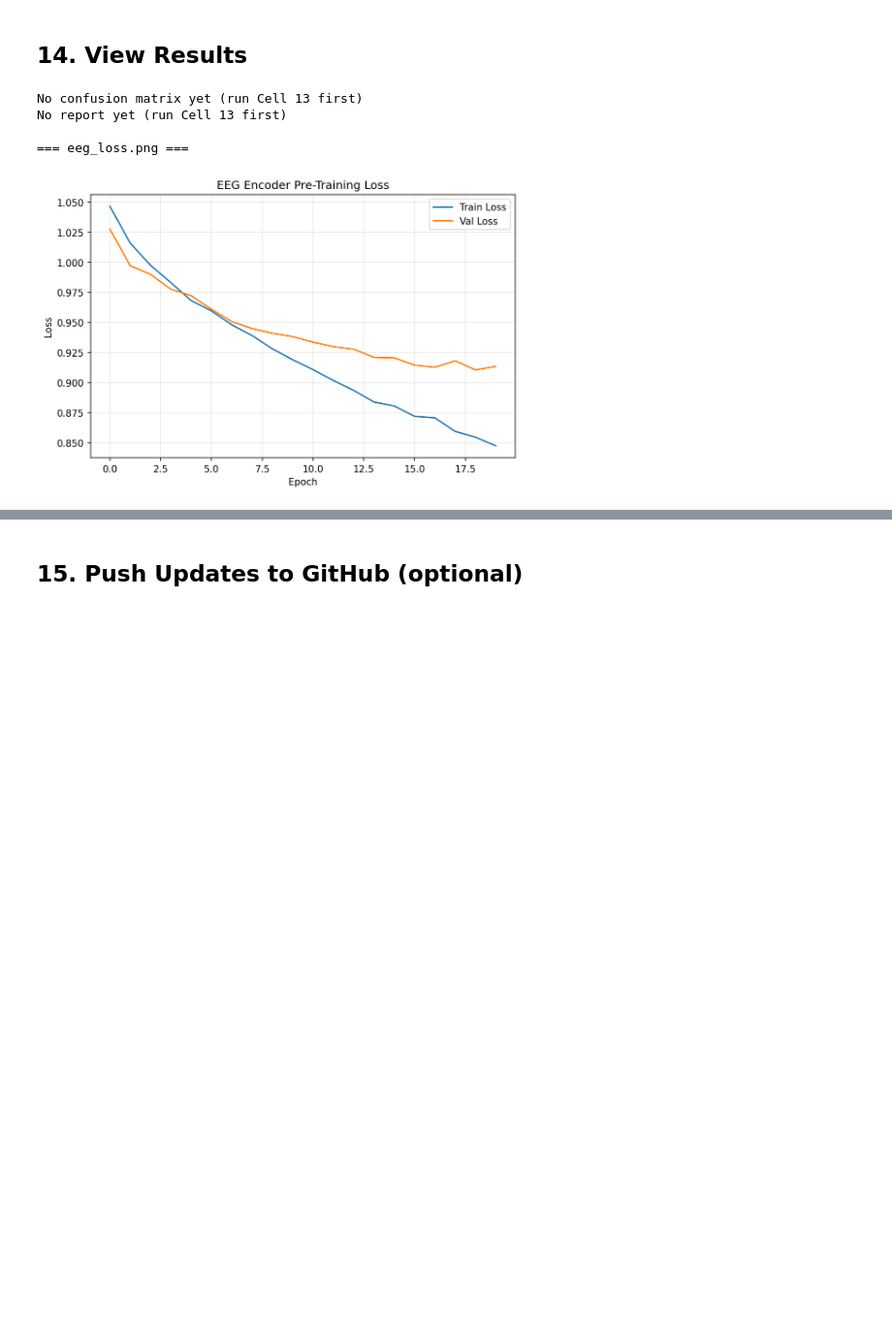
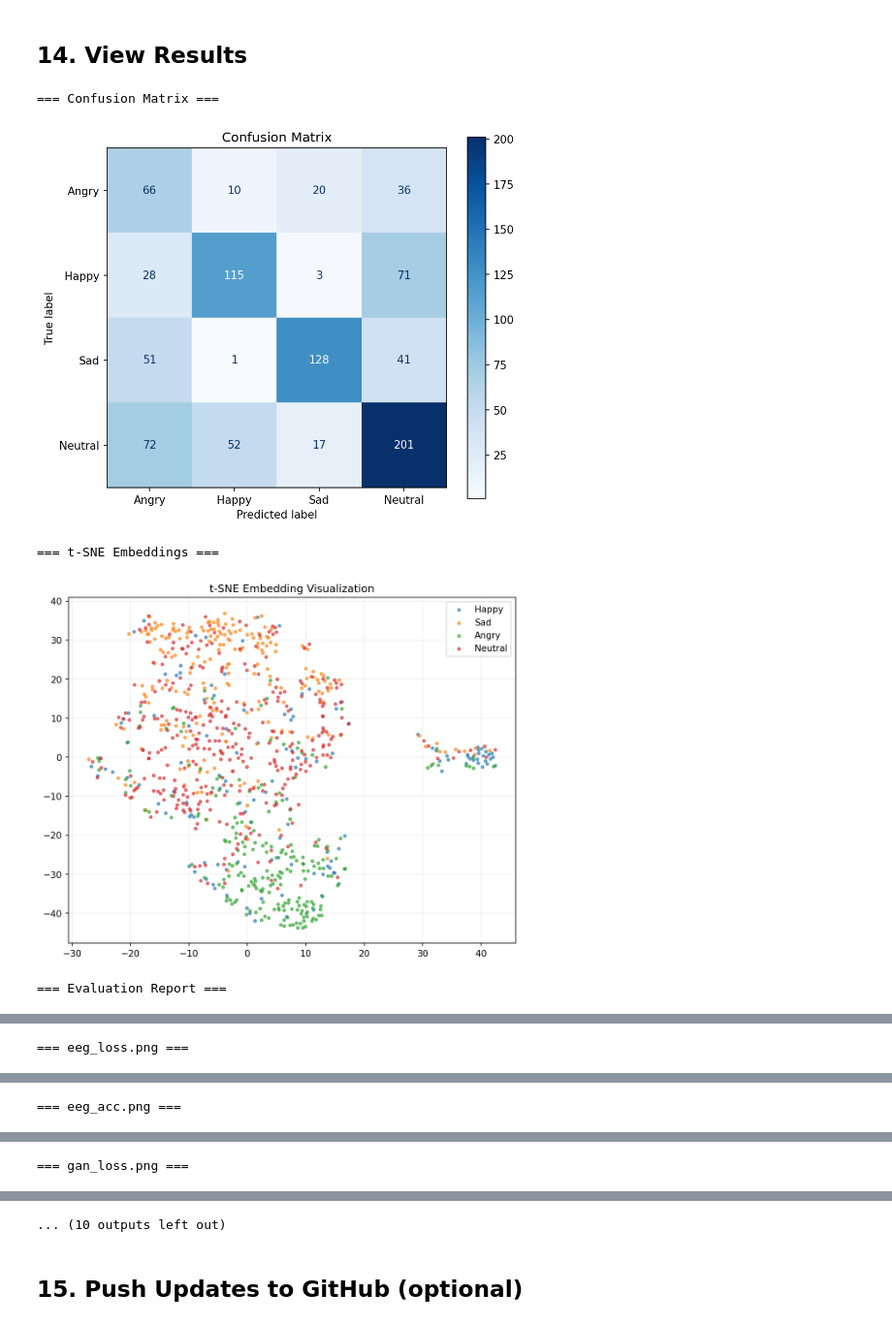
Before and after one commit to RAVINDRA8008/MAJORDRAFT, a Jupyter notebook: notebooks/00_setup_and_run.ipynb, the cells around one changed output, grey strips where cells are left out. Shown at 97% size. Saved outputs shown, nothing was run; the diff lists cells and outputs as text; code cells hidden in the pictures; blank space fills up the shorter version.

```diff
--- a/notebooks/00_setup_and_run.ipynb
+++ b/notebooks/00_setup_and_run.ipynb
@@ -569,3 +795,41 @@ BLOCKED: Need to train first: GAN (Cell 9), Speech encoder (Cell 10)
+# %%
+# ── Self-contained: v3 Evaluation ──
+import os
+from pathlib import Path
+
+os.chdir('/content/amers')
+CKPT = Path('/content/drive/MyDrive/AMERS/outputs/checkpoints')
+OUT = Path('/content/drive/MyDrive/AMERS/outputs')
+
+print('v3-F: Evaluating v3 pipeline (transformer fusion + DANN encoders)...\n')
+
+# Check what's available
+v3_dir = CKPT / 'v3'
+if v3_dir.exists():
+    ckpts = list(v3_dir.glob('*.pt'))
+    print(f'v3 checkpoints found: {len(ckpts)}')
+    for c in sorted(ckpts):
+        sz = c.stat().st_size / 1024
+        print(f'  {c.name}: {sz:.0f} KB')
+    print()
+
+!python scripts/v3_evaluate.py --config config/default.yaml
+
+# Display results
+from IPython.display import Image, display, Markdown
+
+for name in ['v3_confusion_matrix.png', 'v3_tsne_embeddings.png',
+             'v3_transformer_fusion_loss.png', 'v3_transformer_fusion_acc.png',
+             'v3_rl_aug_ratios.png']:
+    p = OUT / name
+    if p.exists():
+        print(f'\n=== {name} ===')
+        display(Image(str(p), width=500))
+
+rpt = OUT / 'report.md'
+if rpt.exists():
+    print('\n=== Evaluation Report ===')
+    display(Markdown(rpt.read_text()))
 # %% [markdown]
 ## 13. Evaluate Model
 # %%
@@ -614,37 +894,39 @@ from IPython.display import Image, display, Markdown
 OUT = Path('/content/drive/MyDrive/AMERS/outputs')
 
 # Confusion matrix
 cm = OUT / 'confusion_matrix.png'
 if cm.exists():
     print('=== Confusion Matrix ===')
     display(Image(str(cm), width=500))
 else:
     print('No confusion matrix yet (run Cell 13 first)')
 
 # t-SNE
 tsne = OUT / 'tsne_embeddings.png'
 if tsne.exists():
     print('\n=== t-SNE Embeddings ===')
     display(Image(str(tsne), width=500))
 
 # Report
 report = OUT / 'report.md'
 if report.exists():
     print('\n=== Evaluation Report ===')
     display(Markdown(report.read_text()))
 else:
     print('No report yet (run Cell 13 first)')
 
 # Loss/accuracy plots
-for name in ['eeg_loss.png', 'gan_loss.png', 'speech_loss.png', 'speech_acc.png',
-             'fusion_loss.png', 'fusion_acc.png', 'rl_aug_ratios.png']:
+for name in ['eeg_loss.png', 'eeg_acc.png', 'gan_loss.png',
+             'speech_loss.png', 'speech_acc.png',
+             'fusion_loss.png', 'fusion_acc.png',
+             'rl_aug_ratios.png']:
     p = OUT / name
     if p.exists():
         print(f'\n=== {name} ===')
         display(Image(str(p), width=500))
 # %% [output]
-No confusion matrix yet (run Cell 13 first)
-No report yet (run Cell 13 first)
-
-=== eeg_loss.png ===
+=== Confusion Matrix ===
-[figure, old version]
+[figure, new version]
+=== t-SNE Embeddings ===
+[figure, added]
+=== Evaluation Report ===
@@ -650,0 +959 @@ No report yet (run Cell 13 first)
+=== eeg_loss.png ===
@@ -650,0 +961 @@ No report yet (run Cell 13 first)
+=== eeg_acc.png ===
@@ -650,0 +963 @@ No report yet (run Cell 13 first)
+=== gan_loss.png ===
@@ -651,3 +965,4 @@ No report yet (run Cell 13 first)
+... (10 outputs left out)
 # %% [markdown]
 ## 15. Push Updates to GitHub (optional)
 # %%
```
Also changed, not shown: parts of 25 cells of this notebook, 13 other files.
